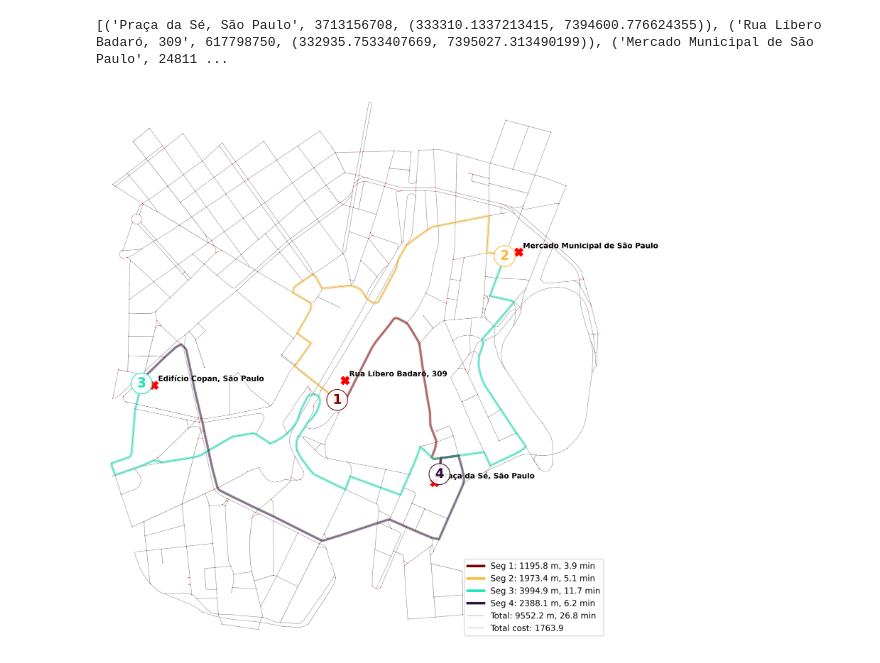
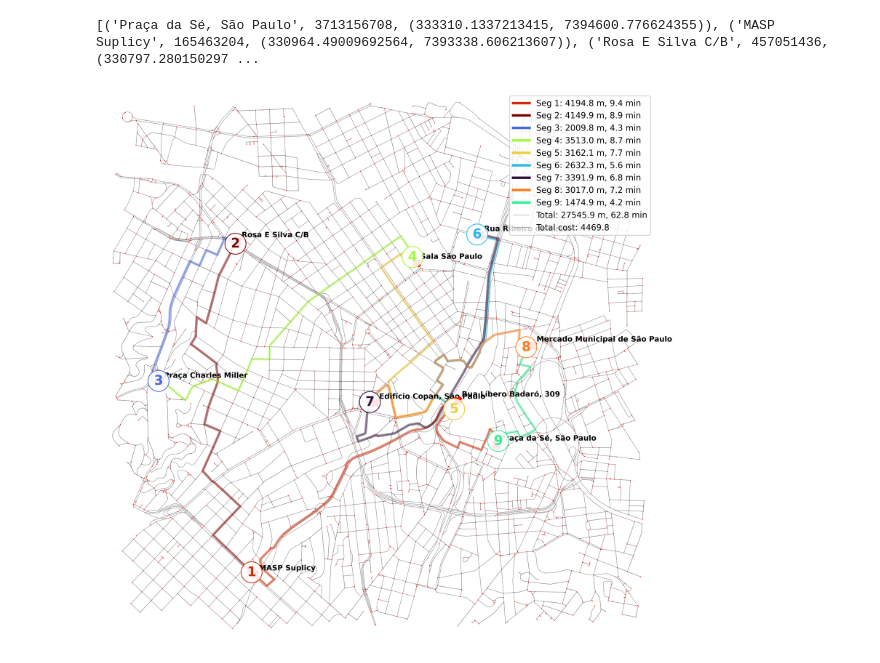
Before and after one commit to luizaaca/genetic_algorithm_tsp, a Jupyter notebook: route_finder_prototype_v2.ipynb, the cells around one changed output. Cells and saved outputs as stored; diff of their text form; code cells hidden in the pictures.

```diff
--- a/route_finder_prototype_v2.ipynb
+++ b/route_finder_prototype_v2.ipynb
@@ -6,22 +7,26 @@ origin = "Praça da Sé, São Paulo"
 destinations = [
     ("Edifício Copan, São Paulo", 1),
     ("Mercado Municipal de São Paulo", 2),
-    ((-23.5465, -46.6367), 3)
+    ((-23.5465, -46.6367), 3),
+    ((-23.561543, -46.656197), 2),
+    ((-23.544534, -46.665030), 1),
+    ((-23.534346, -46.640460), 3),
+    ((-23.532278, -46.657468), 2),
+    ((-23.531978, -46.634383), 1),
 ]
 # %%
 g_proj, route_nodes = initialize_graph(origin, destinations)
 # %%
-import random
-random_nodes = route_nodes[:1] + random.sample(route_nodes[1:], 3)
+random_nodes = route_nodes[:1] + random.sample(route_nodes[1:], len(route_nodes) - 1)
 print(random_nodes)
 # %% [output]
-[('Praça da Sé, São Paulo', 3713156708, (333310.1337213415, 7394600.776624355)), ('Rua Líbero Badaró, 309', 617798750, (332935.7533407669, 7395027.313490199)), ('Mercado Municipal de São Paulo', 24811 ...
+[('Praça da Sé, São Paulo', 3713156708, (333310.1337213415, 7394600.776624355)), ('MASP Suplicy', 165463204, (330964.49009692564, 7393338.606213607)), ('Rosa E Silva C/B', 457051436, (330797.280150297 ...
 # %%
-rp = RP(g_proj)
-weight_function = rp.get_weight_function()
+route_calculator = RC(g_proj)
+weight_function = route_calculator.get_weight_function()
 # %%
-segments_info = rp.compute_route_segments_info(random_nodes, weight_function, "priority")
+segments_info = route_calculator.compute_route_segments_info(random_nodes, weight_function, "priority")
 # %%
-rp.plot_route_segments_info(segments_info)
+plot_route_segments_info(g_proj, segments_info)
 # %% [output]
-[figure, old version]
+[figure, new version]
```
Also changed, not shown: parts of 1 cell of this notebook, 2 other files.
